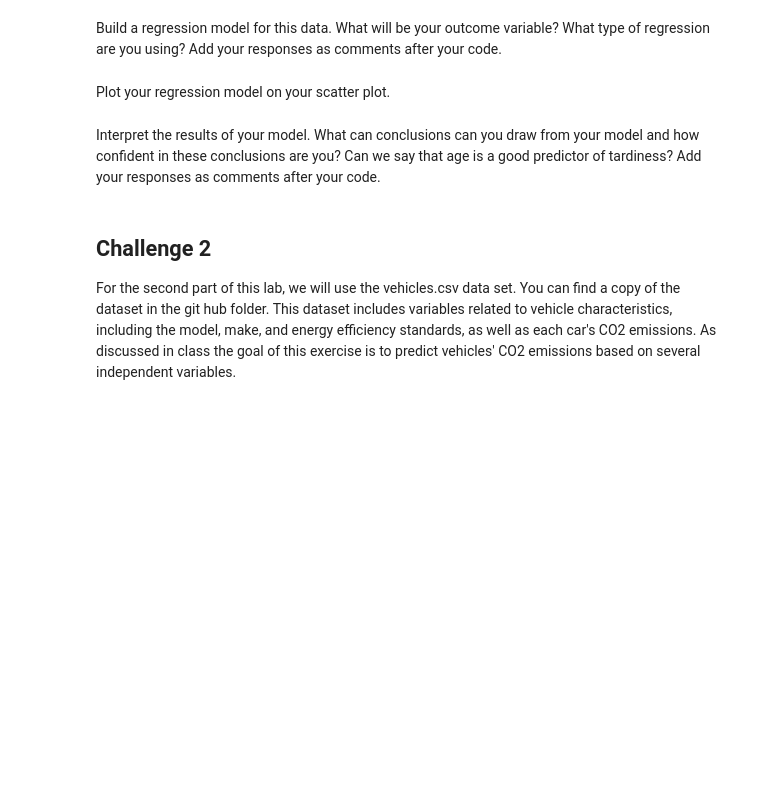
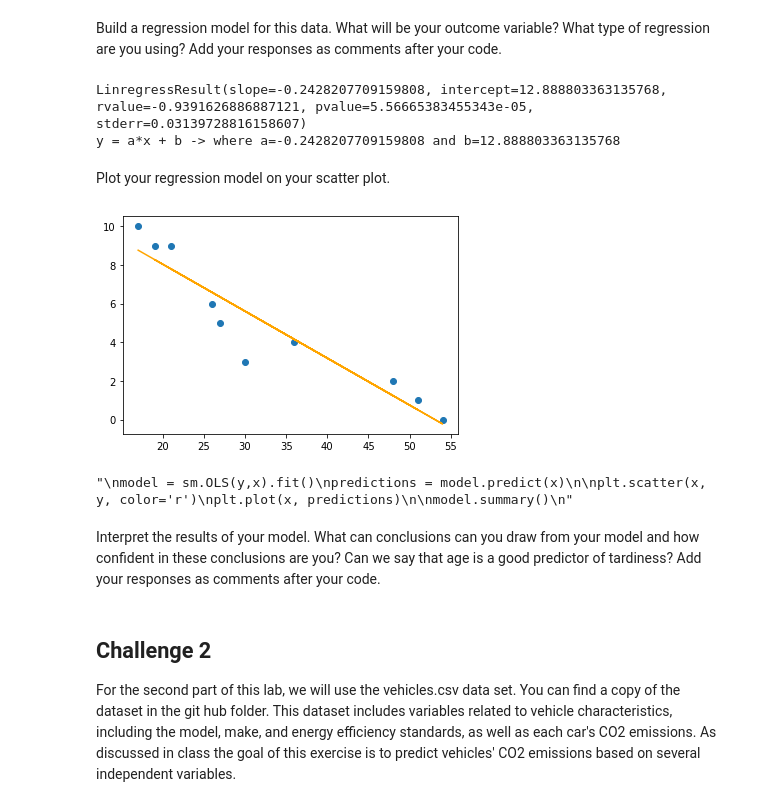
Before and after one commit to ta-data-lis/lab-regression-analysis, a Jupyter notebook: your-code/challenge1.ipynb, the cells around one changed output. Cells and saved outputs as stored; diff of their text form; code cells hidden in the pictures; blank space fills up the shorter version.

```diff
--- a/your-code/challenge1.ipynb
+++ b/your-code/challenge1.ipynb
@@ -53,2 +99,22 @@ Build a regression model for this data. What will be your outcome variable? What
+# %%
+# Your response here.
+
+import numpy as np
+from scipy import stats
+from sklearn import datasets
+import statsmodels.api as sm
+
+
+x = student_data['X']
+y = student_data['Y']
+
+results = stats.linregress(x,y)
+print(results)
+print(f'y = a*x + b -> where a={results[0]} and b={results[1]}')
+
+regression_line = results[1] + results[0]*x
+# %% [output]
+LinregressResult(slope=-0.2428207709159808, intercept=12.888803363135768, rvalue=-0.9391626886887121, pvalue=5.56665383455343e-05, stderr=0.03139728816158607)
+y = a*x + b -> where a=-0.2428207709159808 and b=12.888803363135768
 # %% [markdown]
 Plot your regression model on your scatter plot.
@@ -57,2 +121,23 @@ Plot your regression model on your scatter plot.
+# %%
+# Your code here.
+
+
+plt.plot(x, regression_line, c = 'orange')
+plt.scatter(x,y)
+plt.show()
+# %% [output]
+[figure, added]
+# %%
+'''
+model = sm.OLS(y,x).fit()
+predictions = model.predict(x)
+
+plt.scatter(x, y, color='r')
+plt.plot(x, predictions)
+
+model.summary()
+'''
+# %% [output]
+"\nmodel = sm.OLS(y,x).fit()\npredictions = model.predict(x)\n\nplt.scatter(x, y, color='r')\nplt.plot(x, predictions)\n\nmodel.summary()\n"
 # %% [markdown]
 Interpret the results of your model. What can conclusions can you draw from your model and how confident in these conclusions are you? Can we say that age is a good predictor of tardiness? Add your responses as comments after your code.
```
Also changed, not shown: parts of 28 cells of this notebook.
